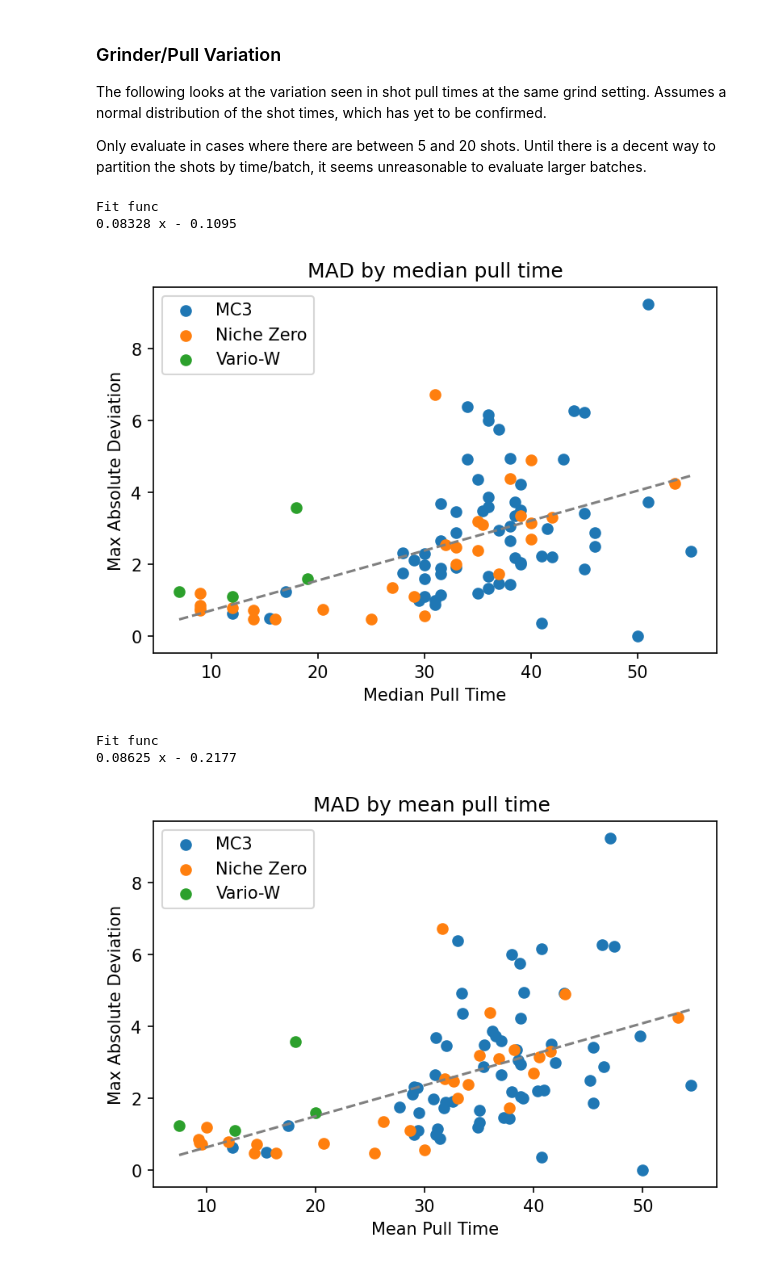
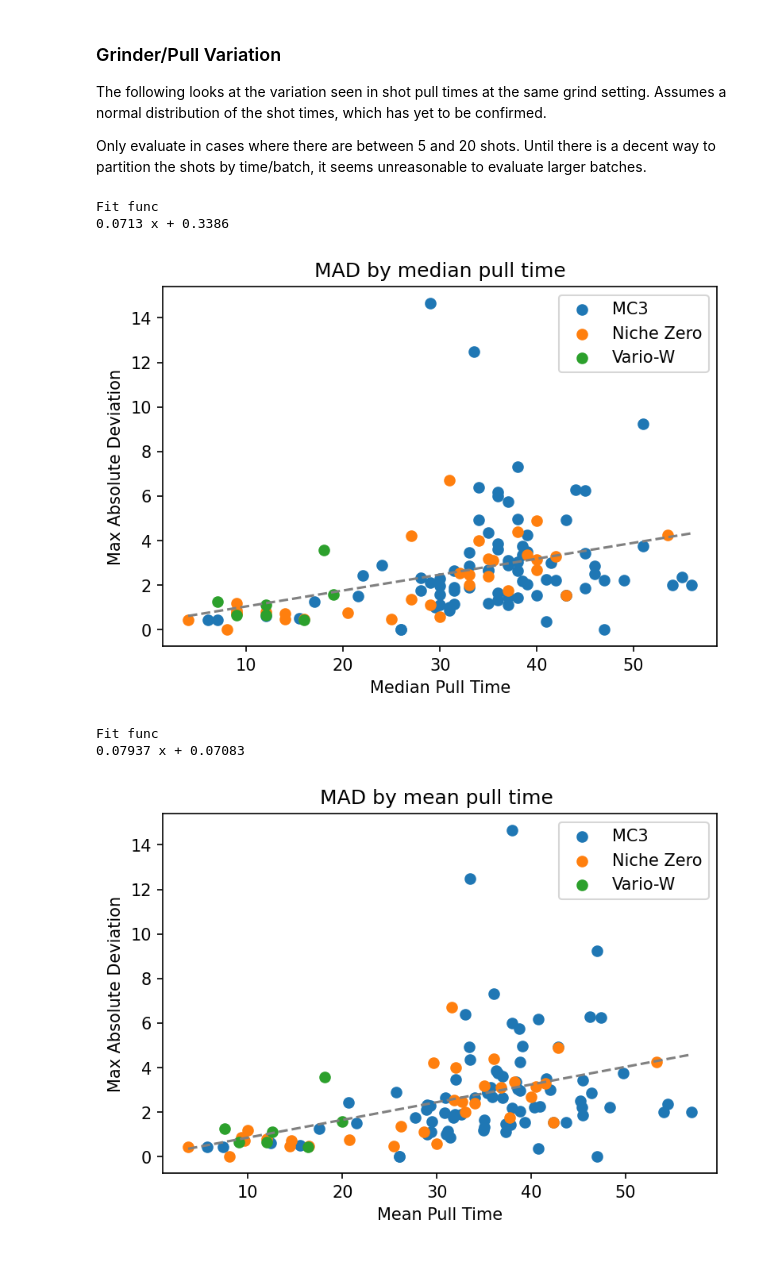
Before and after one commit to badisa/optpresso, a Jupyter notebook: notebooks/coffee-data-notebook.ipynb, the cells around one changed output. Saved outputs shown, nothing was run; the diff lists cells and outputs as text; code cells hidden in the pictures.

```diff
--- a/notebooks/coffee-data-notebook.ipynb
+++ b/notebooks/coffee-data-notebook.ipynb
@@ -109,14 +109,15 @@ df["roastdate"] = df["roastdate"].astype(str).replace("nan", "")
 df.drop(invalid_indices, inplace=True)
 # %%
 groupby = ["grinder", "grindersetting", "coffee", "roastdate"]
-# Strip out more than 20 shots (more than a single 12oz bag) and less than 3
 grouped = df.groupby(groupby, dropna=False)
 
 def filter_func(x):
     # Filter out things that don't have a roast date and more than 20 shots or less than 3
+    if len(x) < 3:
+        return False
     roastdate = x.roastdate.unique()
     if len(roastdate) == 1 and roastdate[0] == "":
-        if 20 >= len(x) > 3:
+        if len(x) < 20:
             return True
         return False
     return True
@@ -159,35 +160,35 @@ x = defaultdict(list)
 y = defaultdict(list)
 for indice in df_mean.index:
     if indice not in df_mad.index:
         continue
     grinder = indice[0]
     if math.isnan(df_mean.time[indice]) or math.isnan(df_mad.time[indice]):
         continue
     x[grinder].append(df_mean.time[indice])
     y[grinder].append(df_mad.time[indice])
 all_x = []
 all_y = []
 for grinder in x.keys():
     all_x.extend(x[grinder])
     all_y.extend(y[grinder])
     plt.scatter(x[grinder], y[grinder], label=grinder)
 poly_fit = np.poly1d(np.polyfit(all_x, all_y, 1))
 print("Fit func", poly_fit)
 plt.plot(
     np.unique(all_x),
     poly_fit(np.unique(all_x)),
     color="gray",
     linestyle="--",
 )
 plt.xlabel("Mean Pull Time")
 plt.ylabel("Max Absolute Deviation")
 plt.title("MAD by mean pull time ")
 plt.legend()
 plt.show()
 # %% [output]
 Fit func
-0.08328 x - 0.1095
+0.0713 x + 0.3386
-[figure, old version]
+[figure, new version]
 Fit func
-0.08625 x - 0.2177
+0.07937 x + 0.07083
-[figure, old version]
+[figure, new version]
```
Also changed, not shown: parts of 2 cells of this notebook, 1 other file.
